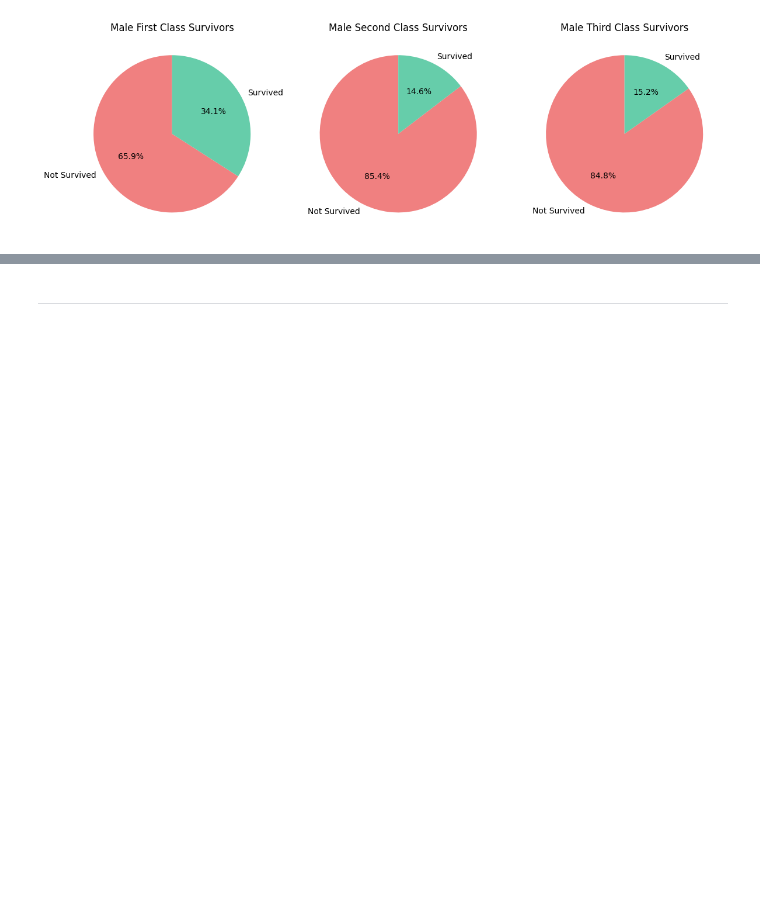
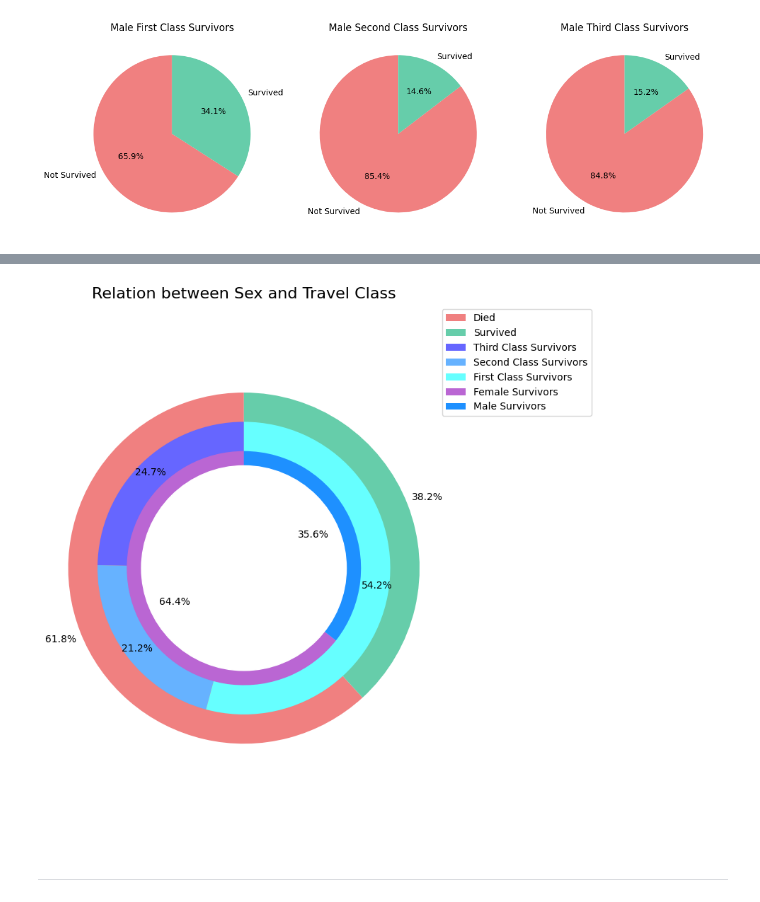
Before and after one commit to davidedigrande/titanic-dataset-eda, a Jupyter notebook: notebook.ipynb, the cells around one changed output, grey strips where cells are left out. Cells and saved outputs as stored; diff of their text form; code cells hidden in the pictures; blank space fills up the shorter version.

Commit message:
last nested circles graph, relation between sex and travel class, with percentage

```diff
--- a/notebook.ipynb
+++ b/notebook.ipynb
@@ -756,3 +730,61 @@ plt.show()
+# %%
+# Grouping the data
+survived_counts = df['Survived'].value_counts().sort_index()  # Ensure ordered counts
+class_counts = df['Pclass'].value_counts().sort_index()       # Ensure ordered counts
+sex_counts = df['Sex'].value_counts()                          # Counts for sex
+
+# Create the nested pie chart
+fig, ax = plt.subplots(figsize=(8, 8))
+
+# Outer ring: survived
+wedges1, texts1, autotexts1 = ax.pie(survived_counts,
+                                       autopct='', startangle=90,
+                                       colors=[died_color, survived_color], radius=1.2)
+
+# Middle ring: class
+wedges2, texts2, autotexts2 = ax.pie(class_counts,
+                                       autopct='', startangle=90,
+                                       colors=[third_class_colors[0],second_class_colors[0],first_class_colors[0]],
+                                       radius=1.0)
+
+# Inner ring: sex
+wedges3, texts3, autotexts3 = ax.pie(sex_counts,
+                                       autopct='', startangle=90,
+                                       colors=[female_color, male_color], radius=0.8)
+
+# Draw circle in the center for a donut effect
+centre_circle = plt.Circle((0, 0), 0.7, color='white')
+fig.gca().add_artist(centre_circle)
+
+# Function to add percentages at specified positions
+def add_autopct(wedges, counts, radius):
+    counts_values = counts.values if isinstance(counts, pd.Series) else counts  # Ensure we get the right values
+    total = counts_values.sum()
+
+    for i, wedge in enumerate(wedges):
+        angle = (wedge.theta1 + wedge.theta2) / 2  # Calculate the angle for the wedge
+        x = radius * 0.75 * np.cos(np.radians(angle))  # X position for the percentage
+        y = radius * 0.75 * np.sin(np.radians(angle))  # Y position for the percentage
+        percentage = counts_values[i] / total * 100  # Calculate the percentage
+        ax.text(x, y, f'{percentage:.1f}%', ha='center', va='center', fontsize=10)
+
+# Add percentages manually
+add_autopct(wedges1, survived_counts, 1.79)
+add_autopct(wedges2, class_counts, 1.22)
+add_autopct(wedges3, sex_counts, 0.7)
+
+# Equal aspect ratio ensures that pie is drawn as a circle.
+ax.axis('equal')
+plt.title("Relation between Sex and Travel Class", fontsize=16)
+
+plt.legend(["Died", "Survived", "Third Class Survivors", "Second Class Survivors", "First Class Survivors", "Female Survivors", "Male Survivors"],
+    loc='upper left',
+    bbox_to_anchor=(1, 1))
+
+plt.tight_layout()
+plt.show()
+# %% [output]
+[figure, added]
 # %% [markdown]
 ---
 # %% [markdown]
```
Also changed, not shown: parts of 1 cell of this notebook.
